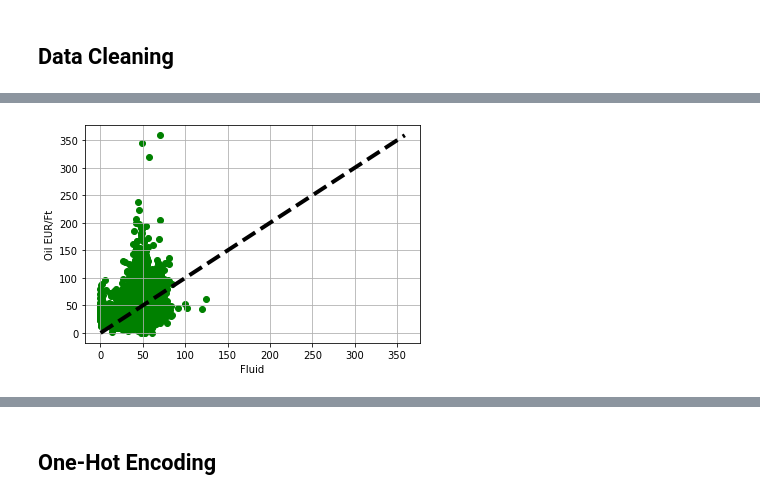
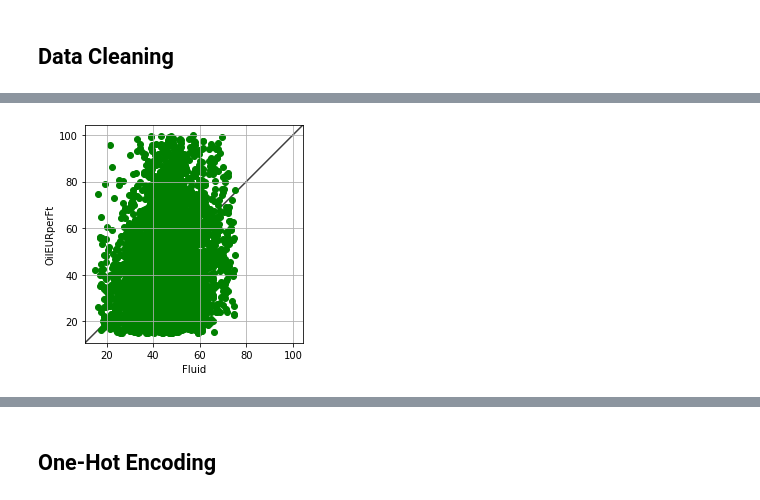
Before and after one commit to Auelocks/Friday_Night_Lights, a Jupyter notebook: Permian_ML_Model_OHE.ipynb, the cells around one changed output, grey strips where cells are left out. Drawn from its saved outputs; the diff is of its cells as text; code cells hidden in the pictures.

```diff
--- a/Permian_ML_Model_OHE.ipynb
+++ b/Permian_ML_Model_OHE.ipynb
@@ -82,6 +81,0 @@ df
-# %%
-# Calculate in-place volume
-df["OOIP"] = ((df["well_spacing"]*df["lateral_len"]*df["isopach"])/5.615*df['porosity']*(1-df['sw']))/(df['fvf']*1000000)
-df["OilRF"] = (df['oil_eur']/1000)/df['OOIP']
-df["BV"] = df["well_spacing"]*df["lateral_len"]*df["isopach"]
-df["Normalized_Compl"] = df['total_fluid']/df["BV"]
@@ -123,0 +82,11 @@ df
+# %%
+# Combine Wolfcamp B Upper and Lower into Wolfcamp B
+df['landing_zone'] = df['landing_zone'].replace(to_replace="WOLFCAMP B UPPER",value="WOLFCAMP B")
+df['landing_zone'] = df['landing_zone'].replace(to_replace="WOLFCAMP B LOWER",value="WOLFCAMP B")
+# %%
+# Calculate in-place volume and other metrics
+df['oil_eur_perft'] = df['oil_eur'] / df['lateral_len'] * 1000
+df["OOIP"] = ((df["well_spacing"]*df["lateral_len"]*df["isopach"])/5.615*df['porosity']*(1-df['sw']))/(df['fvf']*1000000)
+df["OilRF"] = (df['oil_eur']/1000)/df['OOIP']
+df["BV"] = df["well_spacing"]*df["lateral_len"]*df["isopach"]
+df["Normalized_Compl"] = (df['total_fluid']*5.615)/df["BV"]*1000000
@@ -124,9 +110,9 @@ df
 # %%
-df = df.loc[(df['oil_eur_perft'] >= 15) & (df['oil_eur_perft'] <= 80)]
+df = df.loc[(df['oil_eur_perft'] >= 15) & (df['oil_eur_perft'] <= 100)]
+df = df.loc[(df['OilRF'] >= 0) & (df['OilRF'] <= 0.15)]
 df = df.loc[(df['fluid'] >= 15) & (df['fluid'] <= 75)]
 df = df.loc[(df['prop'] >= 800) & (df['prop'] <= 3000)]
-df = df.loc[(df.landing_zone != 'CISCO')]
-# df.reset_index(inplace=True)
+df = df.loc[(df['avg_ppg'] >= 0.3) & (df['avg_ppg'] <= 3)]
 # %%
 df
 # %% [output]
@@ -147,20 +133,30 @@ df
 # %%
 # Import linear regression from the SciPy stats module.
 from scipy.stats import linregress
 from numpy import array
 import seaborn as sns
+import matplotlib.lines as mlines
 from sklearn.metrics import r2_score
 
 # define min max scaler
 scaler = MinMaxScaler()
 
+
 fig, ax = plt.subplots()
 ax.scatter(df["fluid"],df['oil_eur_perft'],color='g')
-ax.plot([y.min(), y.max()], [y.min(), y.max()], 'k--', lw=4)
+lims = [
+    np.min([ax.get_xlim(), ax.get_ylim()]),  # min of both axes
+    np.max([ax.get_xlim(), ax.get_ylim()]),  # max of both axes
+]
+# now plot both limits against eachother
+ax.plot(lims, lims, 'k-', alpha=0.75, zorder=0)
+ax.set_aspect('equal')
+ax.set_xlim(lims)
+ax.set_ylim(lims)
 ax.set_xlabel('Fluid')
-ax.set_ylabel('Oil EUR/Ft')
+ax.set_ylabel('OilEURperFt')
 plt.grid()
 
 plt.show()
 # %% [output]
-[figure, old version]
+[figure, new version]
```
Also changed, not shown: parts of 14 cells of this notebook.
